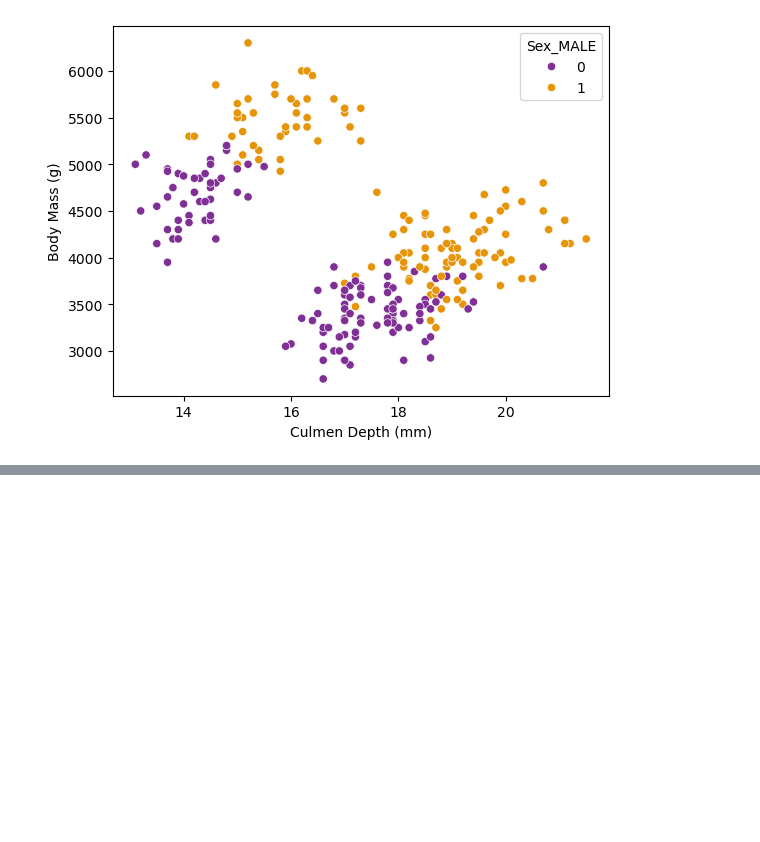
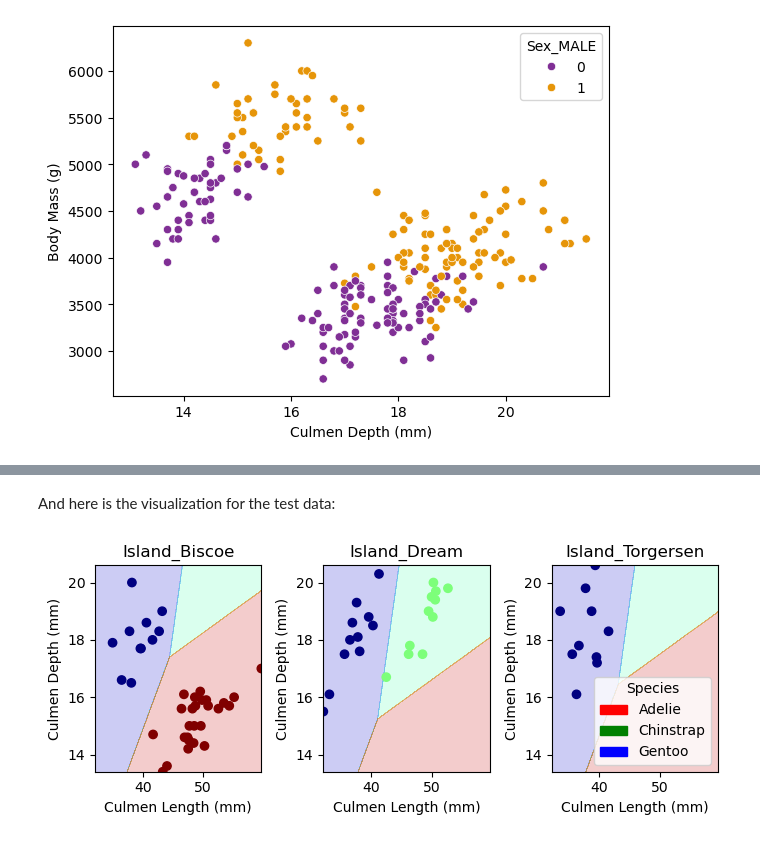
Before and after one commit to charliemoore00/charliemoore00.github.io, a Jupyter notebook: posts/penguins-blog-post/index.ipynb, the cells around one changed output, grey strips where cells are left out. Saved outputs shown, nothing was run; the diff lists cells and outputs as text; code cells hidden in the pictures; blank space fills up the shorter version.

```diff
--- a/posts/penguins-blog-post/index.ipynb
+++ b/posts/penguins-blog-post/index.ipynb
@@ -125 +114,8 @@ How will we narrow down the features that will be most helpful in constructing t
+# %%
+from sklearn.linear_model import LogisticRegression
+
+def fit_logistic(cols, X, y):
+    LR = LogisticRegression(max_iter=99999999)
+    LR.fit(X[cols], y)
+    return LR.score(X[cols], y)
 # %% [markdown]
@@ -136,23 +132,38 @@ We will use the ``combinations`` function from the ``itertools`` package. This w
 # %%
 from itertools import combinations
 
-all_qual_cols = ["Island", "Clutch Completion", "Sex"] #, "Sex"
-all_quant_cols = ["Culmen Length (mm)", "Culmen Depth (mm)", "Body Mass (g)", "Flipper Length (mm)", "Delta 15 N (o/oo)", "Delta 13 C (o/oo)"] #"Flipper Length (mm)", "Delta 15 N (o/oo)", "Delta 13 C (o/oo)"
+all_qual_cols = ["Island", "Sex"]
+all_quant_cols = ["Culmen Length (mm)", "Culmen Depth (mm)", "Body Mass (g)", "Flipper Length (mm)", "Delta 15 N (o/oo)", "Delta 13 C (o/oo)"]
 
 score = 0
 cols_best = []
+best_model = None
 
 for qual in all_qual_cols:
     qual_cols = [col for col in X_train.columns if qual in col]
     for pair in combinations(all_quant_cols, 2):
         cols = qual_cols + list(pair)
+
+        #fit the models
         log_score = fit_logistic(cols, X_train, y_train)
-        if log_score > score:
+        tree_score = fit_decision_tree(cols, X_train, y_train)
+
+        #compare the scores
+        if log_score > tree_score and log_score > score:
             score = log_score
             cols_best = cols
+            best_model = "logistic regression"
+        elif tree_score > score:
+            score = tree_score
+            cols_best = cols
+            best_model = "decision tree"
+
+
+#output the best score, along with the corresponding columns and model
 
 print(score)
 print(cols_best)
+print("best model: ", best_model)
 # %% [output]
 0.99609375
 ['Island_Biscoe', 'Island_Dream', 'Island_Torgersen', 'Culmen Length (mm)', 'Culmen Depth (mm)']
@@ -171,0 +190,9 @@ Summarize findings and describe what you learned from the process of completing
+# %%
+test_url = "https://raw.githubusercontent.com/PhilChodrow/ml-notes/main/data/palmer-penguins/test.csv"
+test = pd.read_csv(test_url)
+
+X_test, y_test = prepare_data(test)
+
+LR = LogisticRegression(max_iter=99999999)
+LR.fit(X_test[cols_best], y_test)
+LR.score(X_test[cols_best], y_test)
@@ -171,0 +273,11 @@ Summarize findings and describe what you learned from the process of completing
+# %% [markdown]
+And here is the visualization for the test data:
+# %%
+cols = ["Culmen Length (mm)", "Culmen Depth (mm)", "Island_Biscoe", "Island_Dream", "Island_Torgersen"]
+
+LR = LogisticRegression(max_iter=99999999)
+LR.fit(X_test[cols], y_test)
+
+plot_regions(LR, X_test[cols], y_test)
+# %% [output]
+[figure, added]
```
Also changed, not shown: parts of 39 cells of this notebook, 9 other files.
